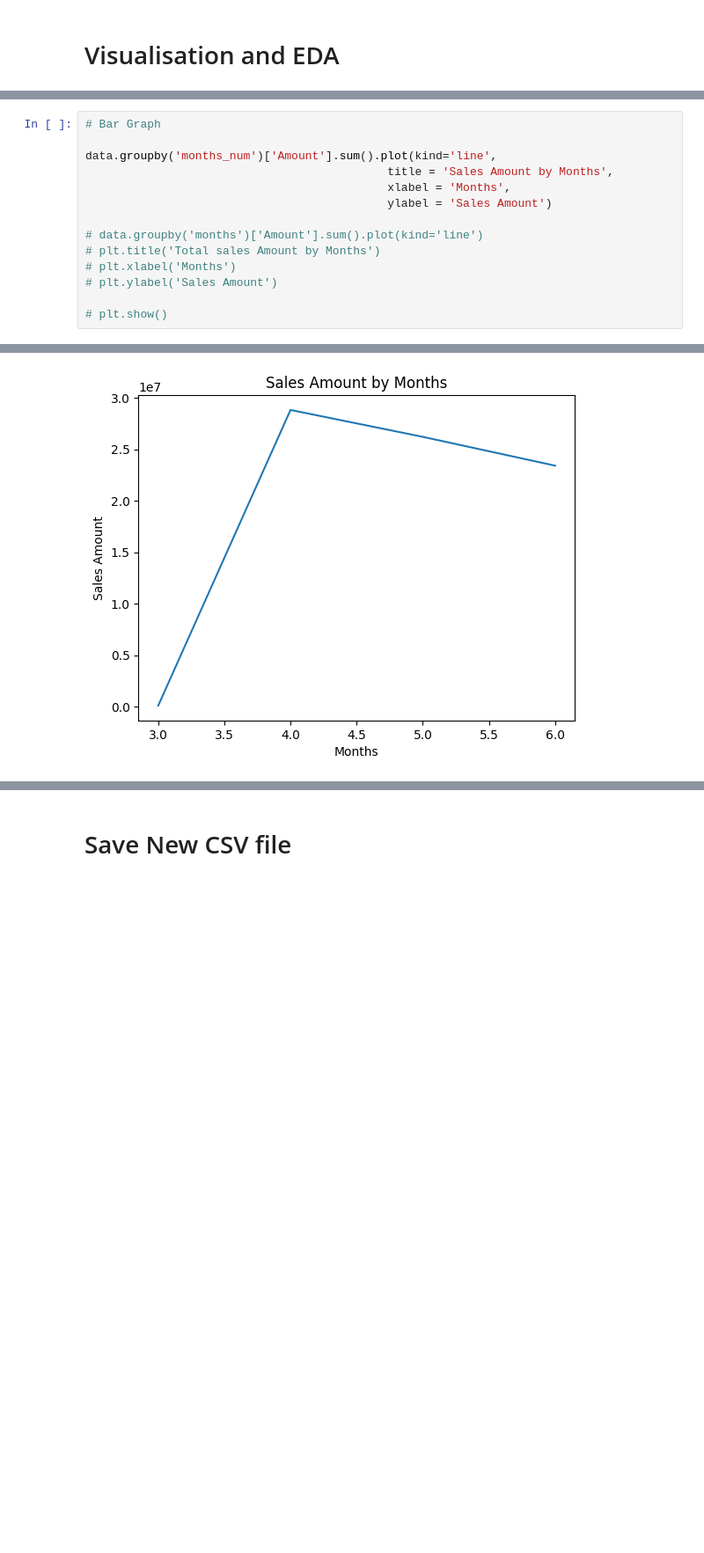
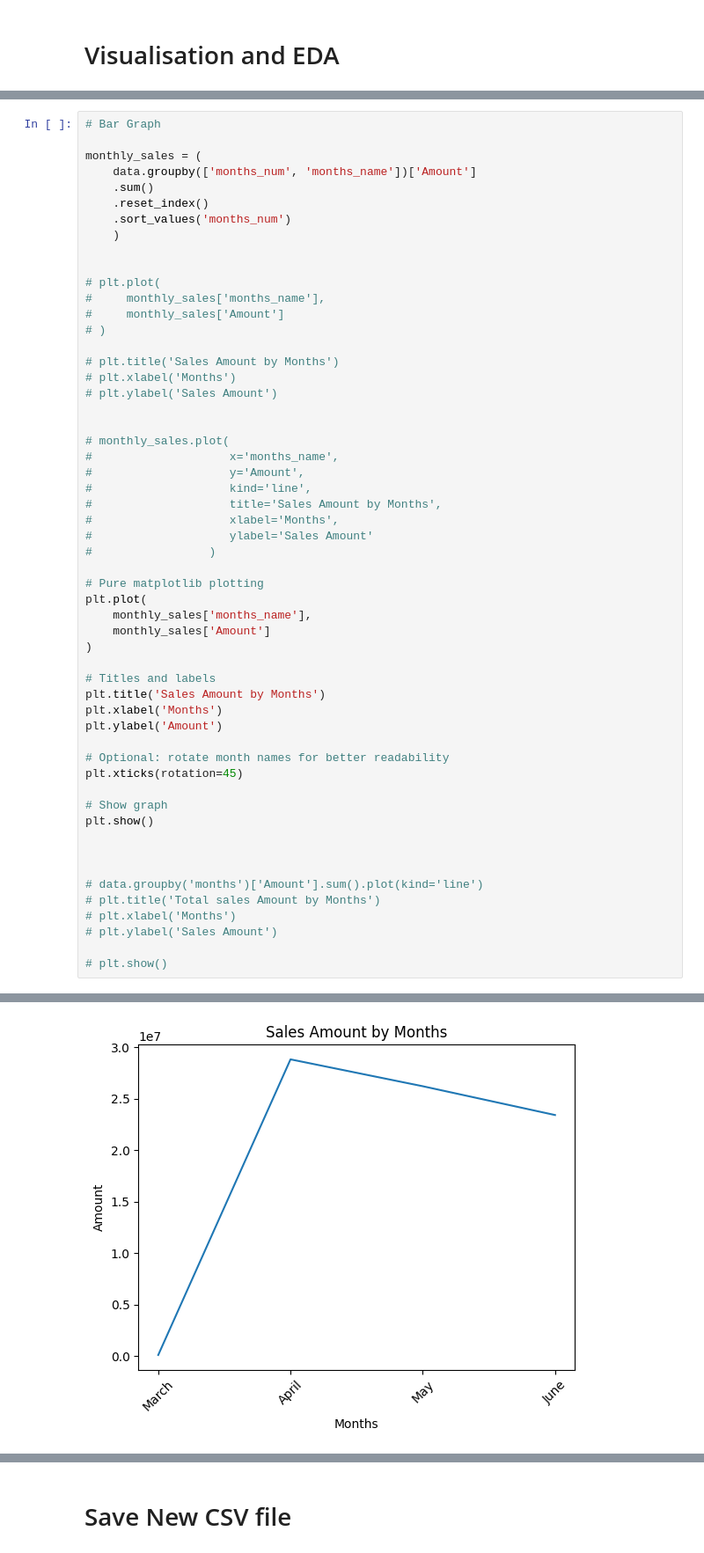
Before and after one commit to altamashfrgn472/Ecommerce-Sales-Analysis, a Jupyter notebook: notebooks/sales_analysis.ipynb, the cells around one changed output, grey strips where cells are left out. Shown at 88% size. Cells and saved outputs as stored; diff of their text form; blank space fills up the shorter version.

```diff
--- a/notebooks/sales_analysis.ipynb
+++ b/notebooks/sales_analysis.ipynb
@@ -128,10 +142,51 @@ data['Status'] = data['Status'].replace(status_map)
 # %%
 # Bar Graph
 
-data.groupby('months_num')['Amount'].sum().plot(kind='line',
-                                            title = 'Sales Amount by Months',
-                                            xlabel = 'Months',
-                                            ylabel = 'Sales Amount')
+monthly_sales = (
+    data.groupby(['months_num', 'months_name'])['Amount']
+    .sum()
+    .reset_index()
+    .sort_values('months_num')
+    )
+
+
+# plt.plot(
+#     monthly_sales['months_name'],
+#     monthly_sales['Amount']
+# )
+
+# plt.title('Sales Amount by Months')
+# plt.xlabel('Months')
+# plt.ylabel('Sales Amount')
+
+
+# monthly_sales.plot(
+#                    x='months_name',
+#                    y='Amount',
+#                    kind='line',
+#                    title='Sales Amount by Months',
+#                    xlabel='Months',
+#                    ylabel='Sales Amount'
+#                 )
+
+# Pure matplotlib plotting
+plt.plot(
+    monthly_sales['months_name'],
+    monthly_sales['Amount']
+)
+
+# Titles and labels
+plt.title('Sales Amount by Months')
+plt.xlabel('Months')
+plt.ylabel('Amount')
+
+# Optional: rotate month names for better readability
+plt.xticks(rotation=45)
+
+# Show graph
+plt.show()
+
+
 
 # data.groupby('months')['Amount'].sum().plot(kind='line')
 # plt.title('Total sales Amount by Months')
@@ -144,2 +198,2 @@ data.groupby('months_num')['Amount'].sum().plot(kind='line',
-[figure, old version]
+[figure, new version]
 # %%
```
Also changed, not shown: parts of 19 cells of this notebook, 1 other file.
